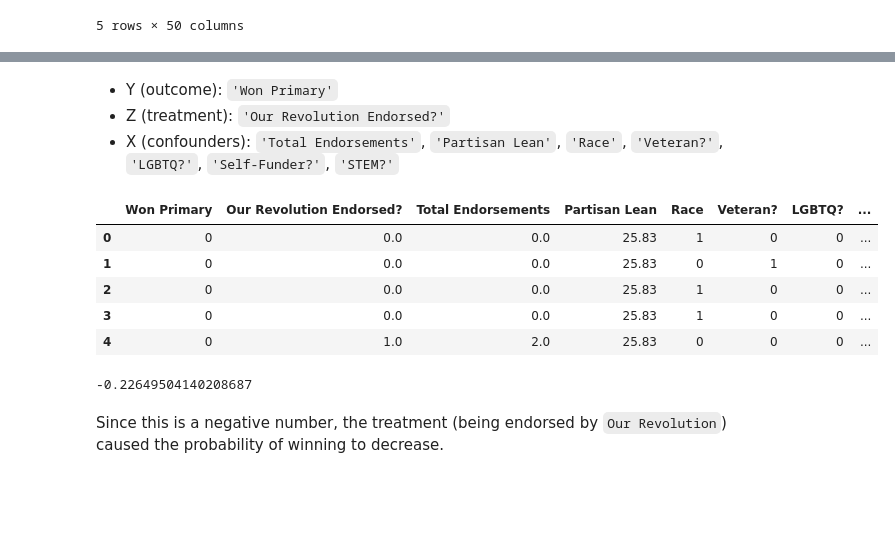
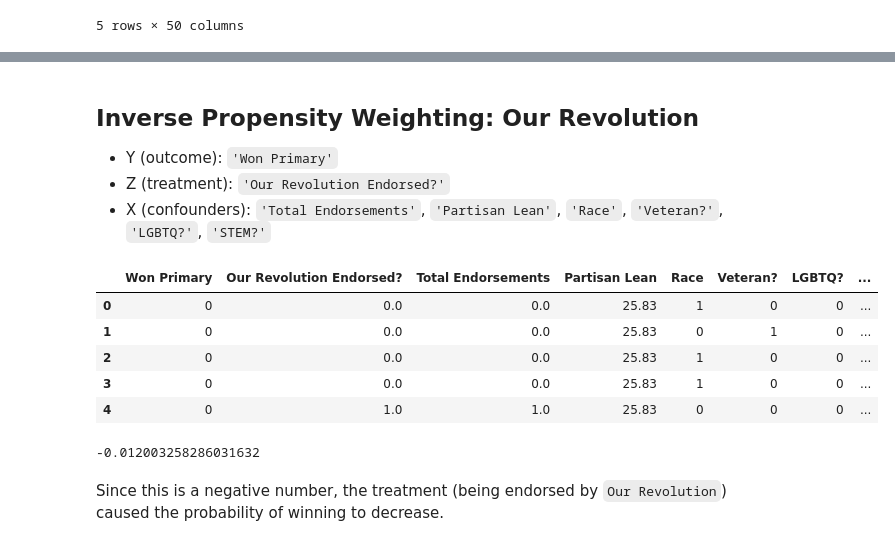
Before and after one commit to tetsu2001/102-project, a Jupyter notebook: aileen/causal.ipynb, the cells around one changed output, grey strips where cells are left out. Cells and saved outputs as stored; diff of their text form; code cells hidden in the pictures; blank space fills up the shorter version.

```diff
--- a/aileen/causal.ipynb
+++ b/aileen/causal.ipynb
@@ -136,0 +125,11 @@ dems[dems['State'] == 'AL'][['Candidate', 'Self-Funder?']]
+# %%
+dems['first'] = dems['Candidate'].str.lower().str.split(' ', n=1, expand=True)[0]
+lastnames = dems['Candidate'].str.lower().str.split(' ', n=1, expand=True)[1].str.findall('^([a-z]*)$|(?<=[\s\t])(\w+)$|^(\w+)(?=[\s\t])').str[-1].astype(str).str.extract('(\w+)')
+dems['last'] = lastnames[0]
+
+fec['first'] = fec['name'].str.lower().str.extract(', (\w+)')[0]
+fec['last'] = fec['name'].str.lower().str.extract('(\w+\s*)')[0]
+
+merged = pd.merge(dems, fec, how='left', left_on=['first', 'last'], right_on=['first', 'last'])
+merged = merged[merged['Office Type'] != 'Governor']
+merged[merged['name'].isna()][['Candidate', 'State', 'District', 'first', 'last', 'name', 'office']].head(50)
@@ -137,19 +154,33 @@ dems[dems['State'] == 'AL'][['Candidate', 'Self-Funder?']]
 # %% [markdown]
+## Inverse Propensity Weighting: Our Revolution
 - Y (outcome): `'Won Primary'`
 - Z (treatment): `'Our Revolution Endorsed?'`
-- X (confounders): `'Total Endorsements'`, `'Partisan Lean'`, `'Race'`, `'Veteran?'`, `'LGBTQ?'`, `'Self-Funder?'`, `'STEM?'`
+- X (confounders): `'Total Endorsements'`, `'Partisan Lean'`, `'Race'`, `'Veteran?'`, `'LGBTQ?'`, `'STEM?'`
 # %%
-our_rev = dems[dems['Our Revolution Endorsed?'].notnull() == True][['Won Primary', 'Our Revolution Endorsed?', 'Total Endorsements', 'Partisan Lean', 'Race', 'Veteran?', 'LGBTQ?', 'Self-Funder?', 'STEM?']].reset_index().drop(columns=['index'])
+our_rev = dems[dems['Our Revolution Endorsed?'].notnull() == True][['Won Primary', 'Our Revolution Endorsed?', 'Total Endorsements', 'Partisan Lean', 'Race', 'Veteran?', 'LGBTQ?', 'STEM?']].reset_index().drop(columns=['index'])
+our_rev['Total Endorsements'] = our_rev['Total Endorsements'] - our_rev['Our Revolution Endorsed?']
 our_rev.head()
 # %% [output]
 |  | Won Primary | Our Revolution Endorsed? | Total Endorsements | Partisan Lean | Race | Veteran? | LGBTQ? | ... |
 | 0 | 0 | 0.0 | 0.0 | 25.83 | 1 | 0 | 0 | ... |
 | 1 | 0 | 0.0 | 0.0 | 25.83 | 0 | 1 | 0 | ... |
 | 2 | 0 | 0.0 | 0.0 | 25.83 | 1 | 0 | 0 | ... |
 | 3 | 0 | 0.0 | 0.0 | 25.83 | 1 | 0 | 0 | ... |
-| 4 | 0 | 1.0 | 2.0 | 25.83 | 0 | 0 | 0 | ... |
+| 4 | 0 | 1.0 | 1.0 | 25.83 | 0 | 0 | 0 | ... |
 # %%
 # creating our treatment, outcome, and confounder arrays
 Z = our_rev['Our Revolution Endorsed?'].values
 Y = our_rev['Won Primary'].values
 X = our_rev.drop(['Our Revolution Endorsed?', 'Won Primary'], axis=1).to_numpy()
+
+# getting propensity scores through logistic regression
+lr = LR(penalty='none', max_iter=200, random_state=0)
+fit = lr.fit(X, Z)
+
+# function for estimating treatment effect
+def estimate_treatment_effect(model, X, Y, Z):
+    return np.mean((Z * Y / model.predict_proba(X)[:, 1]) - ((1 - Z) * Y / model.predict_proba(X)[:, 0]))
+
+estimate_treatment_effect(fit, X, Y, Z)
+# %% [output]
+-0.012003258286031632
@@ -164,7 +187,3 @@ def estimate_treatment_effect(model, X, Y, Z):
-# %%
-estimate_treatment_effect(fit, X, Y, Z)
-# %% [output]
--0.22649504140208687
 # %% [markdown]
 Since this is a negative number, the treatment (being endorsed by `Our Revolution`) caused the probability of winning to decrease.
 # %%
```
Also changed, not shown: parts of 49 cells of this notebook.
